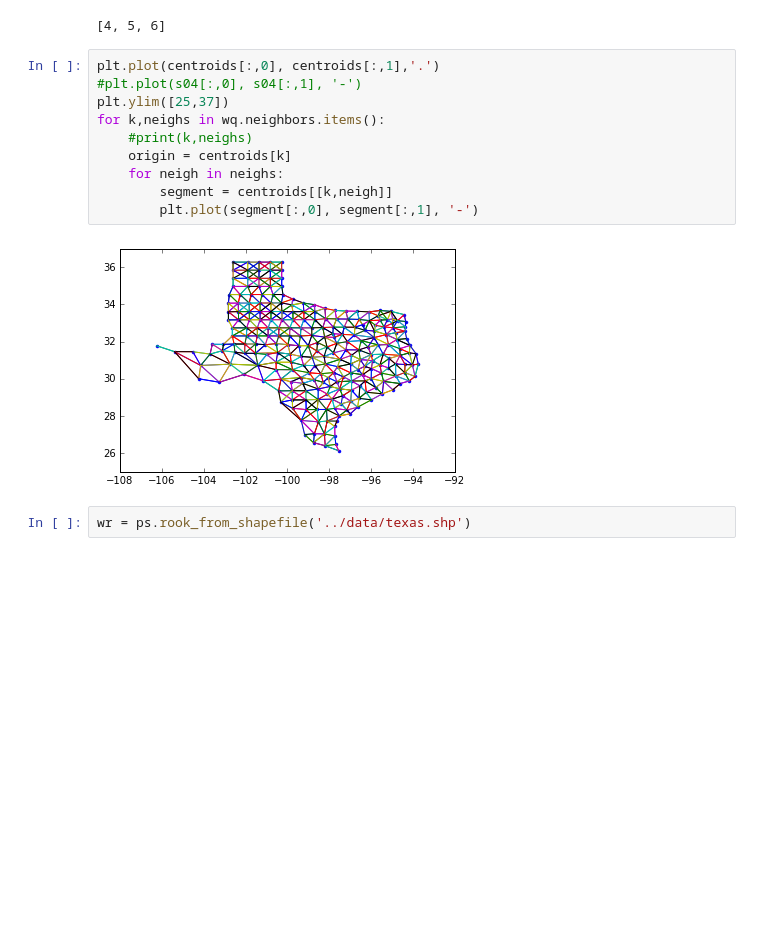
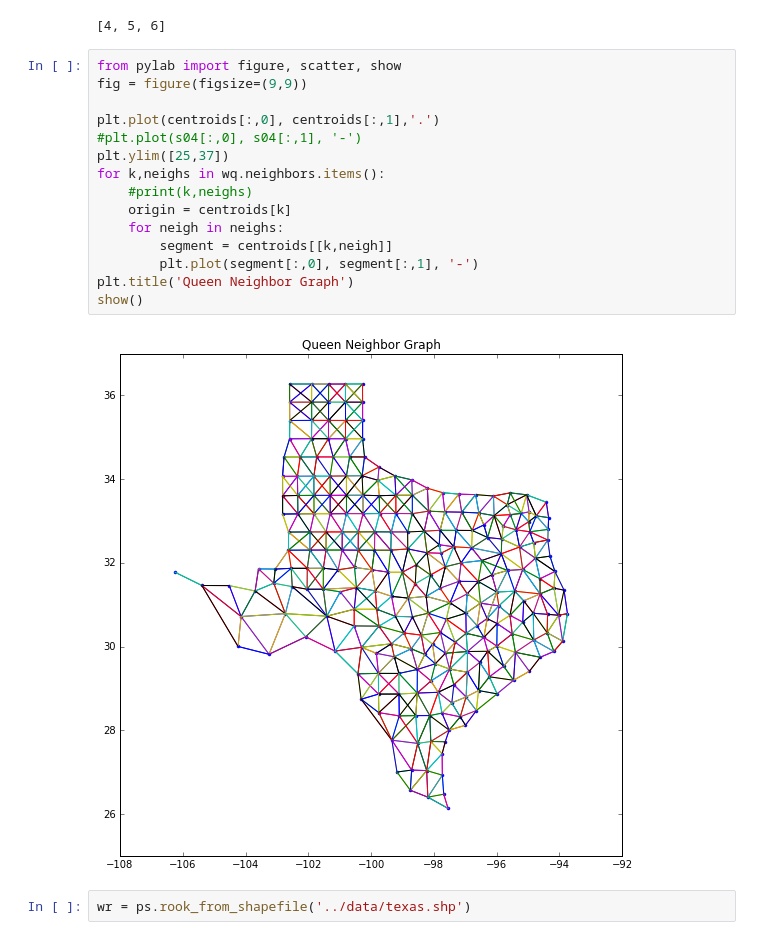
Before and after one commit to darribas/gds_scipy16, a Jupyter notebook: content/part1/03_spatial_weights.ipynb, the cells around one changed output. Saved outputs shown, nothing was run; the diff lists cells and outputs as text; blank space fills up the shorter version.

```diff
--- a/content/part1/03_spatial_weights.ipynb
+++ b/content/part1/03_spatial_weights.ipynb
@@ -470,17 +457,22 @@ wq.neighbors[0]
 # %% [output]
 [4, 5, 6]
 # %%
+from pylab import figure, scatter, show
+fig = figure(figsize=(9,9))
+
 plt.plot(centroids[:,0], centroids[:,1],'.')
 #plt.plot(s04[:,0], s04[:,1], '-')
 plt.ylim([25,37])
 for k,neighs in wq.neighbors.items():
     #print(k,neighs)
     origin = centroids[k]
     for neigh in neighs:
         segment = centroids[[k,neigh]]
         plt.plot(segment[:,0], segment[:,1], '-')
+plt.title('Queen Neighbor Graph')
+show()
 # %% [output]
-[figure, old version]
+[figure, new version]
 # %%
 wr = ps.rook_from_shapefile('../data/texas.shp')
 # %%
```
Also changed, not shown: parts of 49 cells of this notebook.
